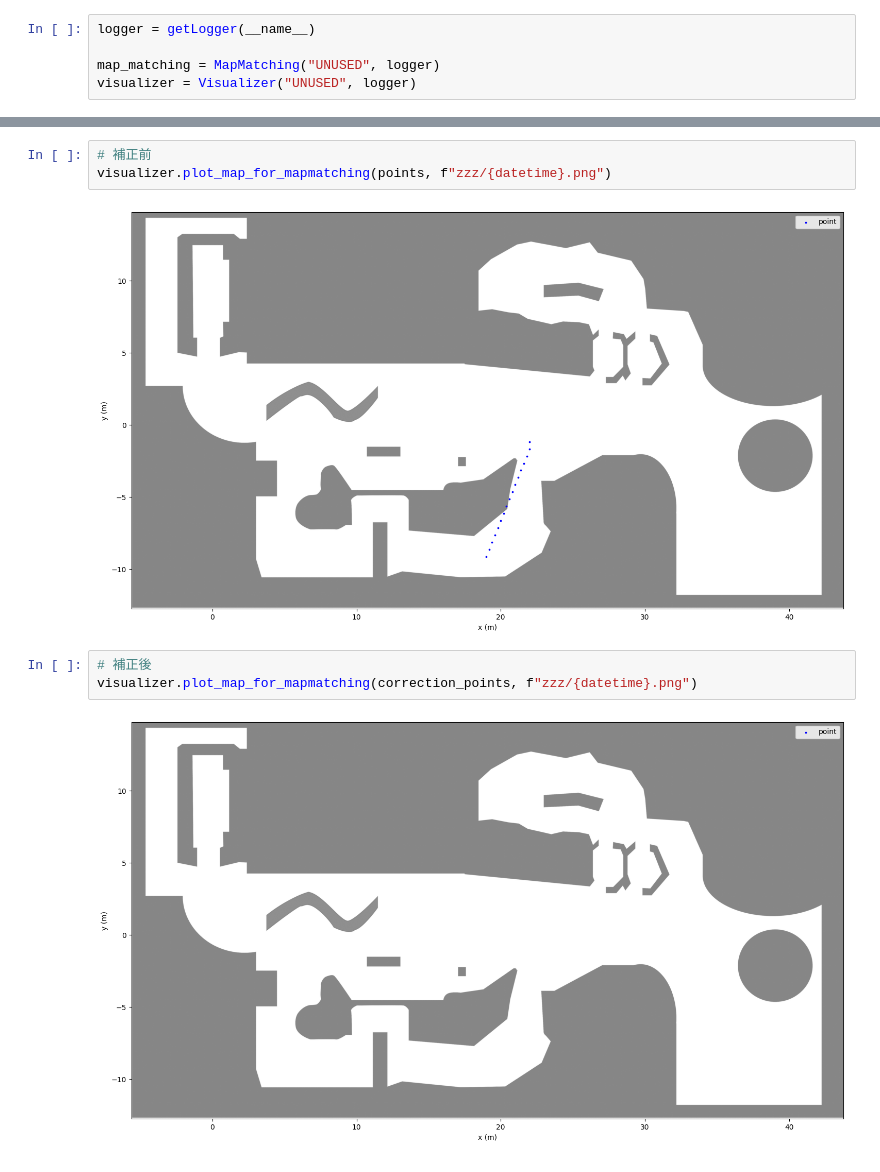
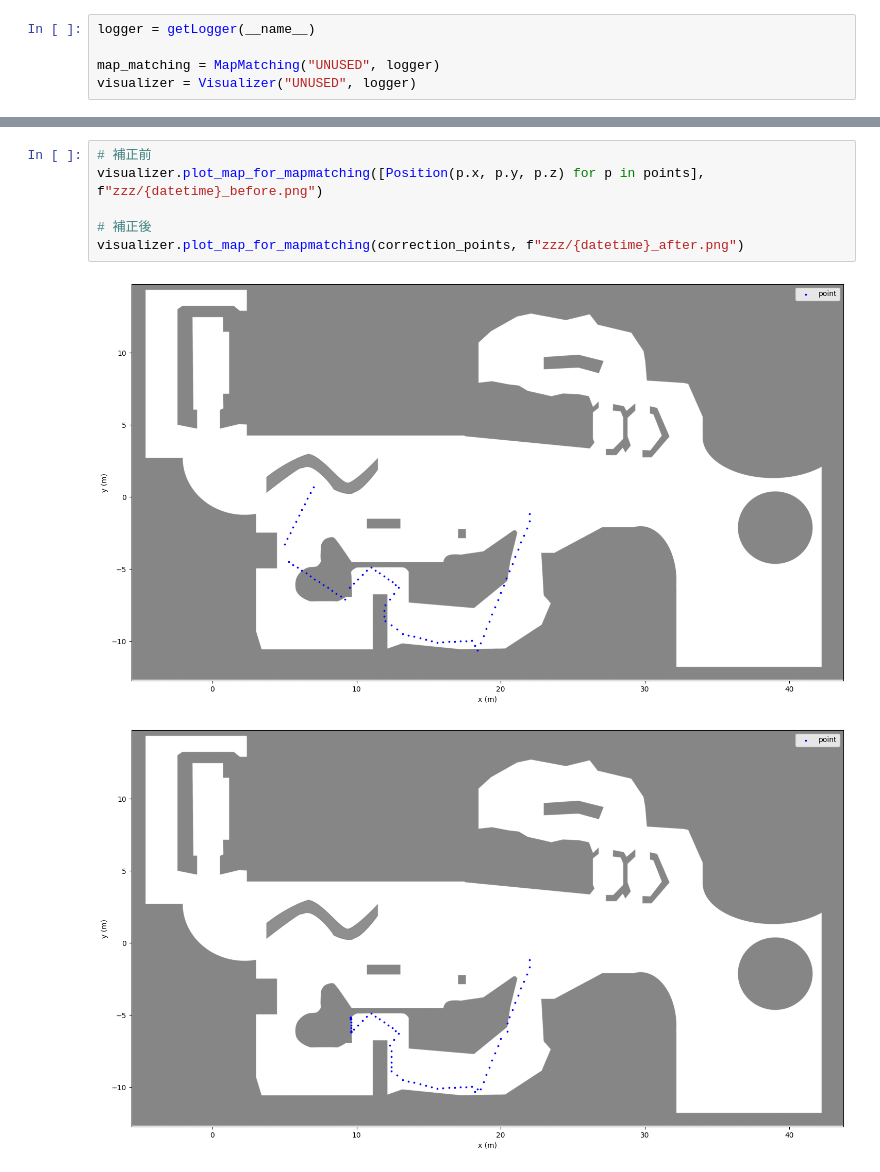
Before and after one commit to kajiLabTeam/xdr_challenge_2025, a Jupyter notebook: test.ipynb, the cells around one changed output, grey strips where cells are left out. Saved outputs shown, nothing was run; the diff lists cells and outputs as text.

```diff
--- a/test.ipynb
+++ b/test.ipynb
@@ -36,11 +107,10 @@ correction_points = map_matching.map_matching(points)
 datetime = time.strftime("%Y%m%d_%H%M%S")
 # %%
 # 補正前
-visualizer.plot_map_for_mapmatching(points, f"zzz/{datetime}.png")
+visualizer.plot_map_for_mapmatching([Position(p.x, p.y, p.z) for p in points], f"zzz/{datetime}_before.png")
+
+# 補正後
+visualizer.plot_map_for_mapmatching(correction_points, f"zzz/{datetime}_after.png")
 # %% [output]
-[figure, old version]
+[figure, new version]
+[figure, added]
-# %%
-# 補正後
-visualizer.plot_map_for_mapmatching(correction_points, f"zzz/{datetime}.png")
-# %% [output]
-[figure, removed]
```
Also changed, not shown: parts of 2 cells of this notebook, 1 other file.
